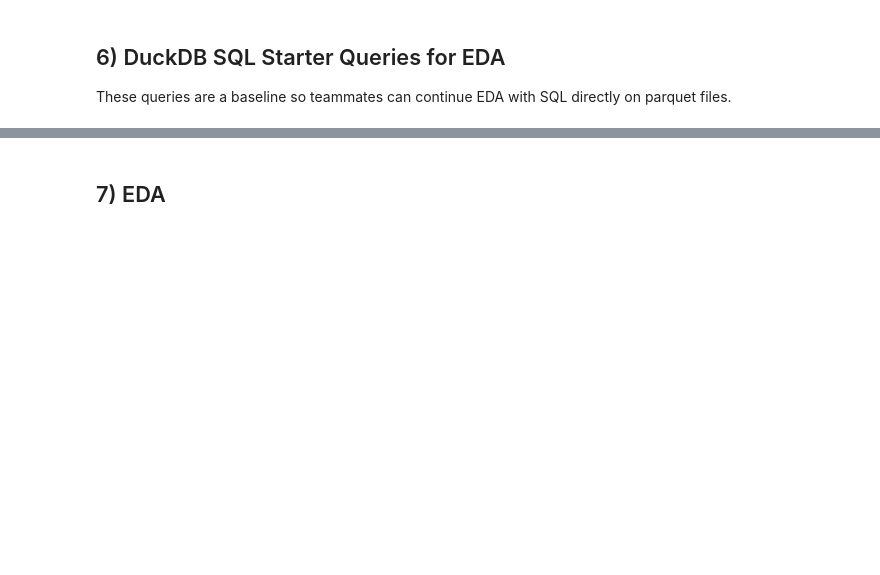
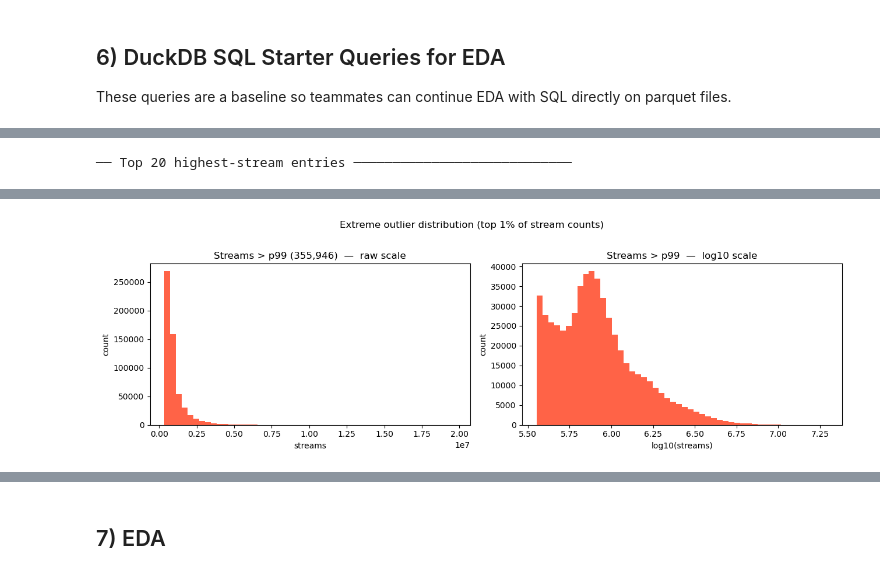
Before and after one commit to mchlkan/ML_Group_AB, a Jupyter notebook: Project_Information/Team_EDA_Baseline_FullData.ipynb, the cells around one changed output, grey strips where cells are left out. Saved outputs shown, nothing was run; the diff lists cells and outputs as text; code cells hidden in the pictures; blank space fills up the shorter version.

```diff
--- a/Project_Information/Team_EDA_Baseline_FullData.ipynb
+++ b/Project_Information/Team_EDA_Baseline_FullData.ipynb
@@ -297,0 +396,78 @@ These queries are a baseline so teammates can continue EDA with SQL directly on
+# %%
+# ── Investigate extreme outliers driving the right-skewed histogram ───────────
+from IPython.display import clear_output
+clear_output(wait=True)
+# 1. Key percentiles to see where the tail starts
+print("── Stream value percentiles (full dataset) ──────────────────")
+pcts = con.execute("""
+    SELECT
+        PERCENTILE_CONT(0.50) WITHIN GROUP (ORDER BY TRY_CAST(streams AS DOUBLE)) AS p50,
+        PERCENTILE_CONT(0.90) WITHIN GROUP (ORDER BY TRY_CAST(streams AS DOUBLE)) AS p90,
+        PERCENTILE_CONT(0.95) WITHIN GROUP (ORDER BY TRY_CAST(streams AS DOUBLE)) AS p95,
+        PERCENTILE_CONT(0.99) WITHIN GROUP (ORDER BY TRY_CAST(streams AS DOUBLE)) AS p99,
+        PERCENTILE_CONT(0.999) WITHIN GROUP (ORDER BY TRY_CAST(streams AS DOUBLE)) AS p999,
+        MAX(TRY_CAST(streams AS DOUBLE)) AS max_streams
+    FROM spotify_full
+    WHERE streams IS NOT NULL AND LOWER(region) != 'global'
+""").df()
+display(pcts)
+
+# 2. Top 20 individual entries by stream count
+print("\n── Top 20 highest-stream entries ────────────────────────────")
+top20 = con.execute("""
+    SELECT
+        date,
+        title,
+        artist,
+        region,
+        chart,
+        TRY_CAST(rank    AS INTEGER) AS rank,
+        TRY_CAST(streams AS BIGINT)  AS streams,
+        year
+    FROM spotify_full
+    WHERE streams IS NOT NULL AND LOWER(region) != 'global'
+    ORDER BY TRY_CAST(streams AS DOUBLE) DESC
+    LIMIT 20
+""").df()
+display(top20)
+
+# 3. How many entries exceed common "suspicious" thresholds?
+print("\n── Entries above stream thresholds ──────────────────────────")
+thresholds = [6_000_000, 3_000_000, 1_000_000, 500_000]
+for t in thresholds:
+    n = con.execute(f"""
+        SELECT COUNT(*) FROM spotify_full
+        WHERE TRY_CAST(streams AS DOUBLE) > {t} AND LOWER(region) != 'global'
+    """).fetchone()[0]
+    print(f"  streams > {t:>12,} : {n:>8,} entries")
+
+# 4. Distribution of the top 1% visually
+print("\n── Histogram of streams above the 99th percentile ──────────")
+p99_val = float(pcts["p99"].iloc[0])
+top1pct = con.execute(f"""
+    SELECT TRY_CAST(streams AS DOUBLE) AS streams
+    FROM spotify_full
+    WHERE TRY_CAST(streams AS DOUBLE) > {p99_val}
+      AND streams IS NOT NULL
+""").df()
+
+fig, axes = plt.subplots(1, 2, figsize=(13, 4))
+
+axes[0].hist(top1pct["streams"], bins=50, color="tomato", edgecolor="none")
+axes[0].set_title(f"Streams > p99 ({p99_val:,.0f})  —  raw scale")
+axes[0].set_xlabel("streams")
+axes[0].set_ylabel("count")
+
+axes[1].hist(np.log10(top1pct["streams"]), bins=50, color="tomato", edgecolor="none")
+axes[1].set_title("Streams > p99  —  log10 scale")
+axes[1].set_xlabel("log10(streams)")
+axes[1].set_ylabel("count")
+
+plt.suptitle("Extreme outlier distribution (top 1% of stream counts)", y=1.02)
+plt.tight_layout()
+plt.show()
+
+print(f"\nNote: The bulk of data sits around {float(pcts['p50'].iloc[0]):,.0f} streams (median).")
+print(f"The very top entries reach {int(pcts['max_streams'].iloc[0]):,} streams — "
+      f"~{int(pcts['max_streams'].iloc[0]) / float(pcts['p50'].iloc[0]):.0f}× the median.")
+# %% [output]
@@ -297,0 +477 @@ These queries are a baseline so teammates can continue EDA with SQL directly on
+── Top 20 highest-stream entries ────────────────────────────
@@ -297,0 +507 @@ These queries are a baseline so teammates can continue EDA with SQL directly on
+[figure, added]
```
Also changed, not shown: parts of 48 cells of this notebook.
